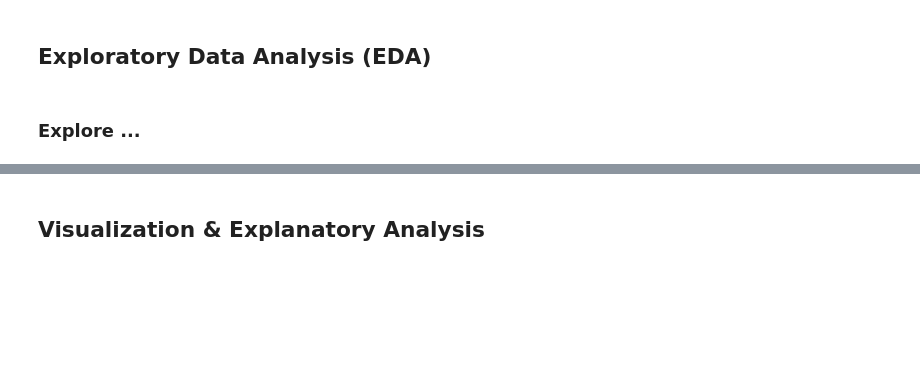
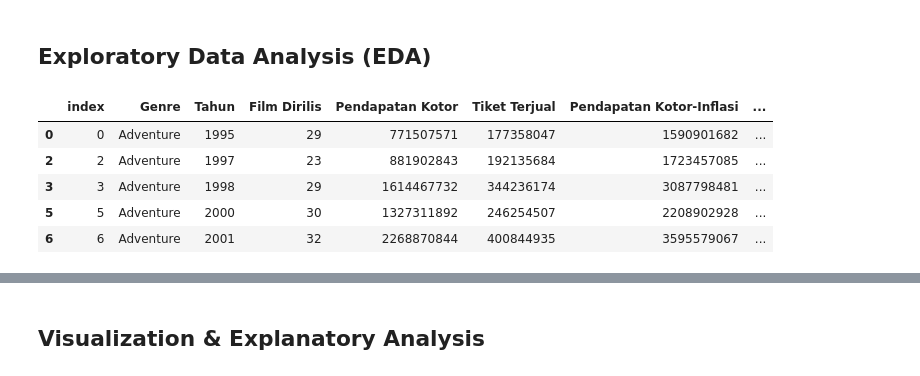
Before and after one commit to Alvi399/Analisa-Industri-Film, a Jupyter notebook: notebook.ipynb, the cells around one changed output, grey strips where cells are left out. Drawn from its saved outputs; the diff is of its cells as text; code cells hidden in the pictures; blank space fills up the shorter version.

```diff
--- a/notebook.ipynb
+++ b/notebook.ipynb
@@ -96,9 +114,20 @@ dtype: int64
 # %%
 #Outliers
-q25, q75 = np.percentile(data_pd["Gross"], 25), np.percentile(data_pd["Gross"], 75)
-iqr = q75 - q25
-cut_off = iqr * 1.5
-minimum, maximum = q25 - cut_off, q75 + cut_off
-outliers = [x for x in data_pd["Gross"] if x < minimum or x > maximum]
-print("Data yang outliner: ",outliers)
+columns = [
+    "Pendapatan Kotor",
+    "Pendapatan Kotor-Inflasi",
+    "Pendapatan Kotor Film Teratas",
+    "Pendapatan Kotor Film Teratas-Inflasi"
+]
+result = {}
+for column in columns:
+    q25, q75 = np.percentile(data[column], 25), np.percentile(data[column], 75)
+    iqr = q75 - q25
+    cut_off = iqr * 1.5
+    minimum, maximum = q25 - cut_off, q75 + cut_off
+    outliers = [x for x in data[column] if x < minimum or x > maximum]
+    result[column] = outliers
+
+for item in result.values():
+    print(item)
 # %% [output]
@@ -111,4 +174,11 @@ misssing_data = data_pd.isna().sum()
 # %% [markdown]
 ## Exploratory Data Analysis (EDA)
-# %% [markdown]
-### Explore ...
+# %%
+data.head()
+# %% [output]
+|  | index | Genre | Tahun | Film Dirilis | Pendapatan Kotor | Tiket Terjual | Pendapatan Kotor-Inflasi | ... |
+| 0 | 0 | Adventure | 1995 | 29 | 771507571 | 177358047 | 1590901682 | ... |
+| 2 | 2 | Adventure | 1997 | 23 | 881902843 | 192135684 | 1723457085 | ... |
+| 3 | 3 | Adventure | 1998 | 29 | 1614467732 | 344236174 | 3087798481 | ... |
+| 5 | 5 | Adventure | 2000 | 30 | 1327311892 | 246254507 | 2208902928 | ... |
+| 6 | 6 | Adventure | 2001 | 32 | 2268870844 | 400844935 | 3595579067 | ... |
```
Also changed, not shown: parts of 18 cells of this notebook, 2 other files.
